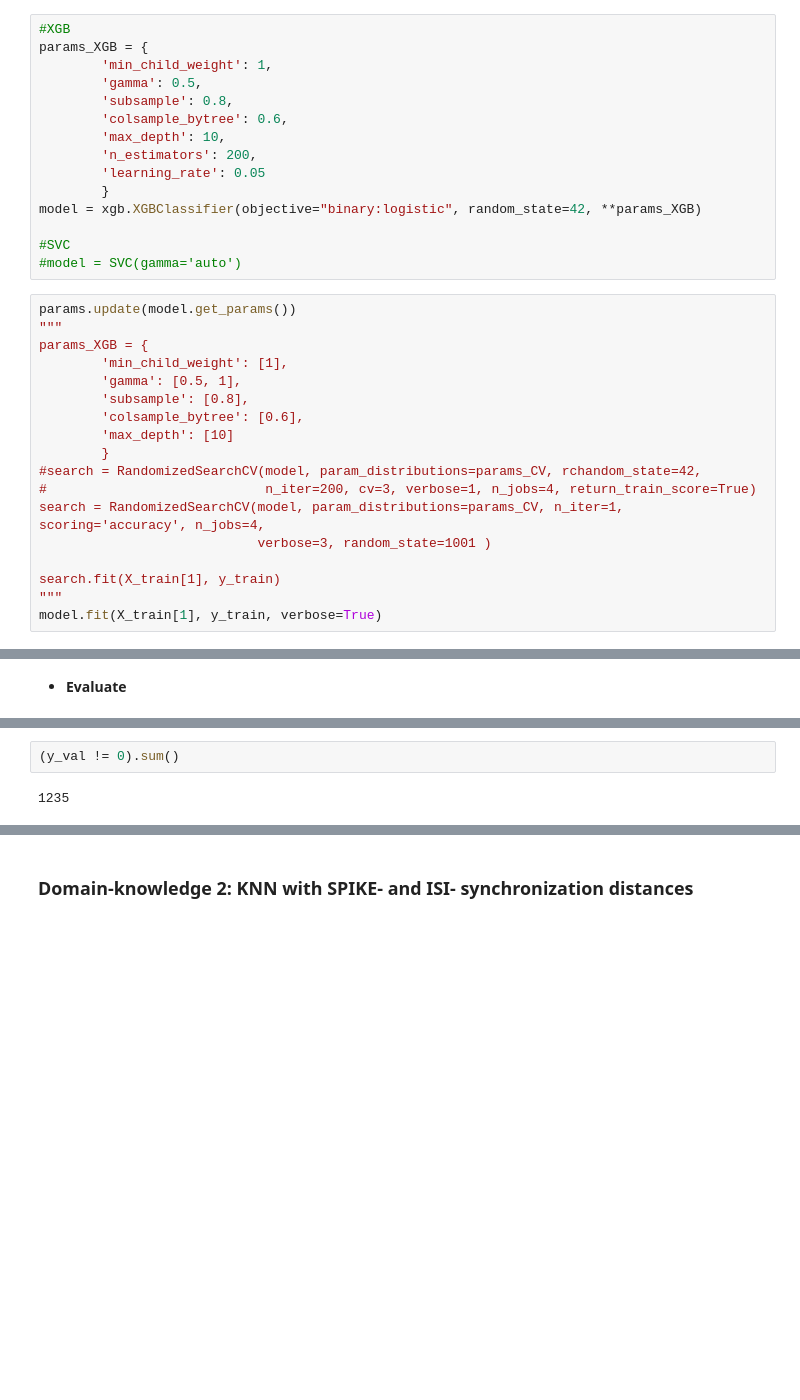
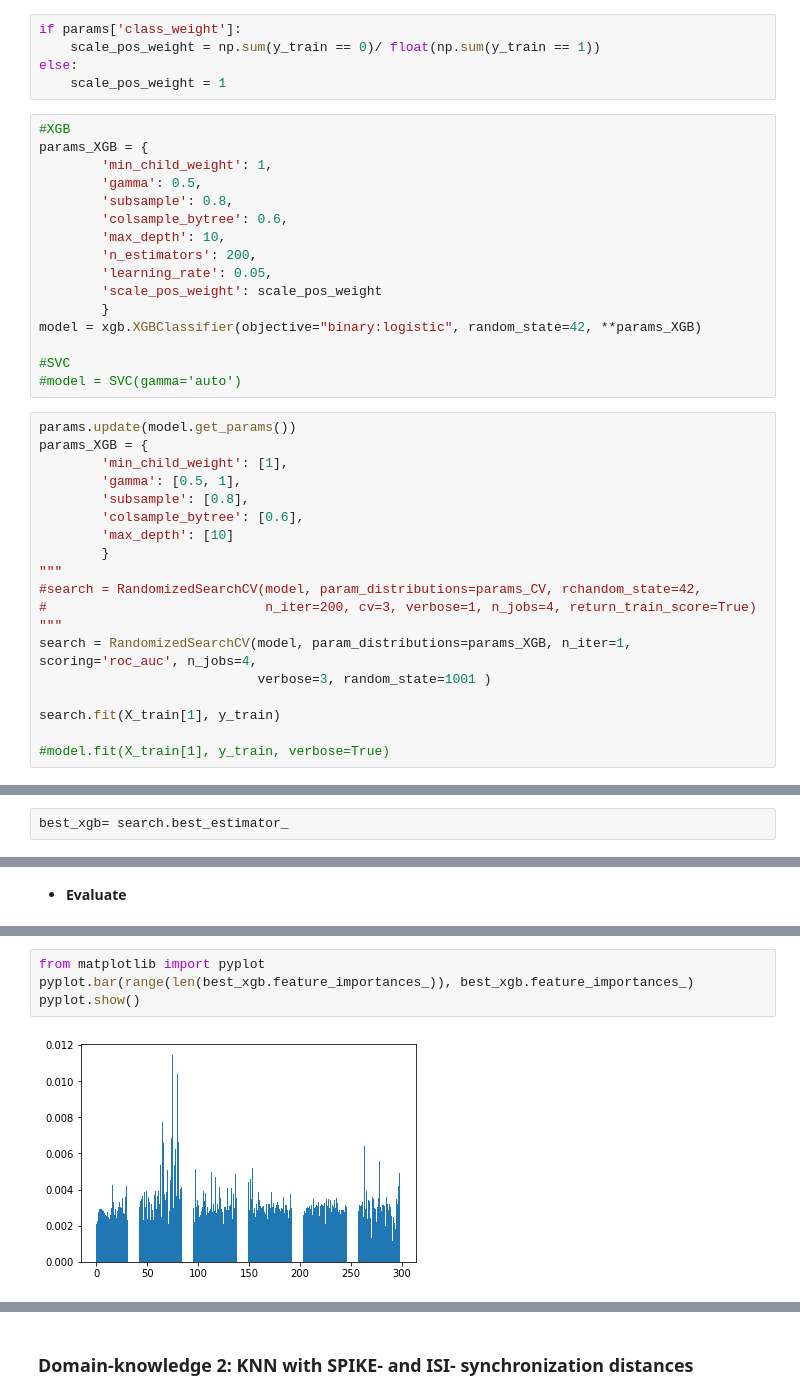
Before and after one commit to tristandeborde/ENS_data, a Jupyter notebook: src/v1_challenge.ipynb, the cells around one changed output, grey strips where cells are left out. Saved outputs shown, nothing was run; the diff lists cells and outputs as text; blank space fills up the shorter version.

Commit message:
Added class_weight

```diff
--- a/src/v1_challenge.ipynb
+++ b/src/v1_challenge.ipynb
@@ -469,3 +472,8 @@ X_train[1].shape
+# %%
+if params['class_weight']:
+    scale_pos_weight = np.sum(y_train == 0)/ float(np.sum(y_train == 1))
+else:
+    scale_pos_weight = 1
 # %%
 #XGB
 params_XGB = {
@@ -475,7 +483,8 @@ params_XGB = {
         'colsample_bytree': 0.6,
         'max_depth': 10,
         'n_estimators': 200,
-        'learning_rate': 0.05
+        'learning_rate': 0.05,
+        'scale_pos_weight': scale_pos_weight
         }
 model = xgb.XGBClassifier(objective="binary:logistic", random_state=42, **params_XGB)
 
@@ -483,7 +492,6 @@ model = xgb.XGBClassifier(objective="binary:logistic", random_state=42, **params
 #model = SVC(gamma='auto')
 # %%
 params.update(model.get_params())
-"""
 params_XGB = {
         'min_child_weight': [1],
         'gamma': [0.5, 1],
@@ -491,12 +499,14 @@ params_XGB = {
         'colsample_bytree': [0.6],
         'max_depth': [10]
         }
+"""
 #search = RandomizedSearchCV(model, param_distributions=params_CV, rchandom_state=42,
 #                            n_iter=200, cv=3, verbose=1, n_jobs=4, return_train_score=True)
-search = RandomizedSearchCV(model, param_distributions=params_CV, n_iter=1, scoring='accuracy', n_jobs=4,
+"""
+search = RandomizedSearchCV(model, param_distributions=params_XGB, n_iter=1, scoring='roc_auc', n_jobs=4,
                             verbose=3, random_state=1001 )
 
 search.fit(X_train[1], y_train)
-"""
-model.fit(X_train[1], y_train, verbose=True)
+
+#model.fit(X_train[1], y_train, verbose=True)
 # %% [output]
@@ -521,0 +533,2 @@ model = search.best_estimator_
+# %%
+best_xgb= search.best_estimator_
@@ -543,4 +618,6 @@ avg / total       0.78      0.81      0.78      1664
-# %%
-(y_val != 0).sum()
-# %% [output]
-1235
+# %%
+from matplotlib import pyplot
+pyplot.bar(range(len(best_xgb.feature_importances_)), best_xgb.feature_importances_)
+pyplot.show()
+# %% [output]
+[figure, added]
```
Also changed, not shown: parts of 16 cells of this notebook.
